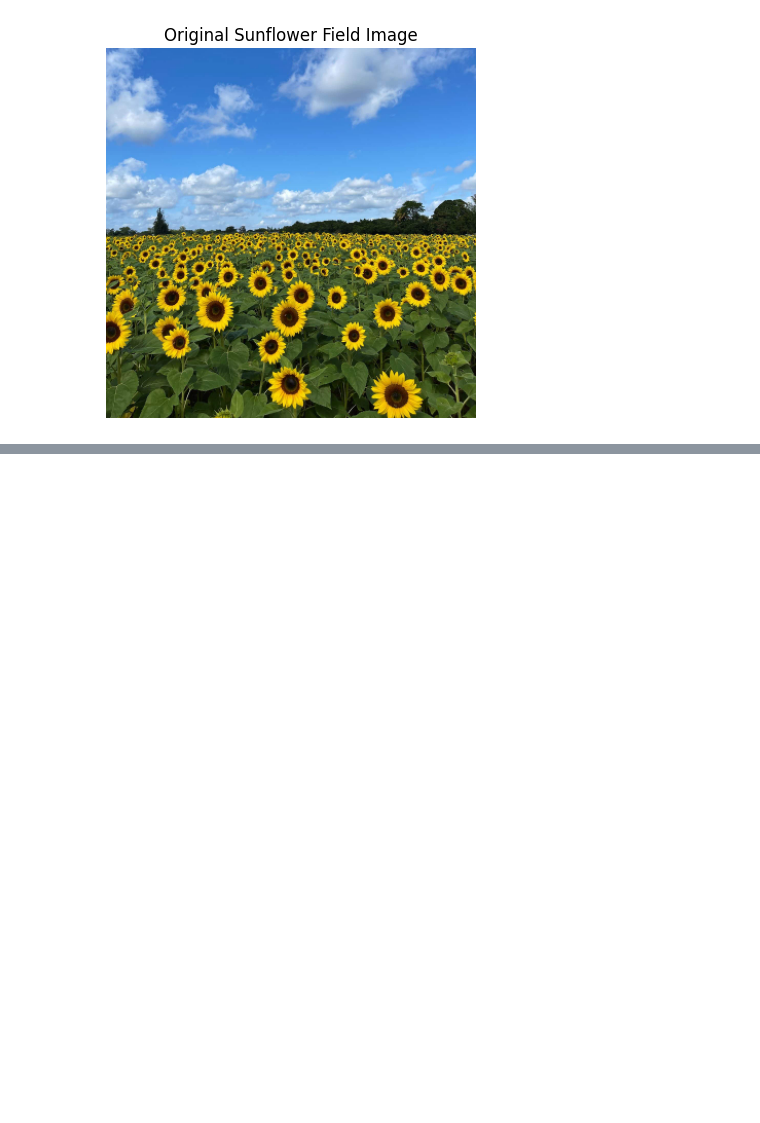
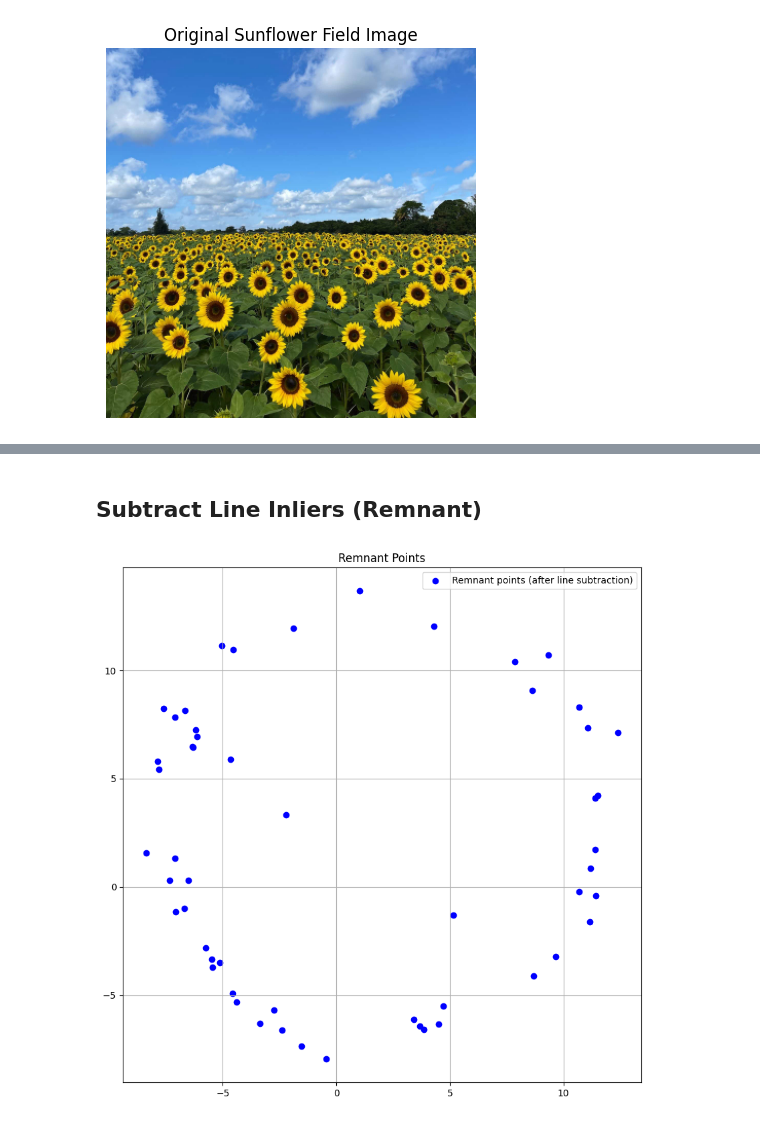
Before and after one commit to eshansurendra/EN3160_Assignment_02, a Jupyter notebook: A2.ipynb, the cells around one changed output, grey strips where cells are left out. Cells and saved outputs as stored; diff of their text form; code cells hidden in the pictures; blank space fills up the shorter version.

```diff
--- a/A2.ipynb
+++ b/A2.ipynb
@@ -57,0 +270,15 @@ plt.show()
+# %% [markdown]
+## Subtract Line Inliers (Remnant)
+# %%
+# Remove the line inliers from the dataset (remnant)
+remnant = np.array([point for point in X if point.tolist() not in best_line_inliers.tolist()])
+
+# Plot remnant points
+plt.figure(figsize=(10, 10))
+plt.scatter(remnant[:, 0], remnant[:, 1], color='b', label='Remnant points (after line subtraction)')
+plt.title("Remnant Points")
+plt.legend()
+plt.grid()
+plt.show()
+# %% [output]
+[figure, added]
```
Also changed, not shown: parts of 26 cells of this notebook.
